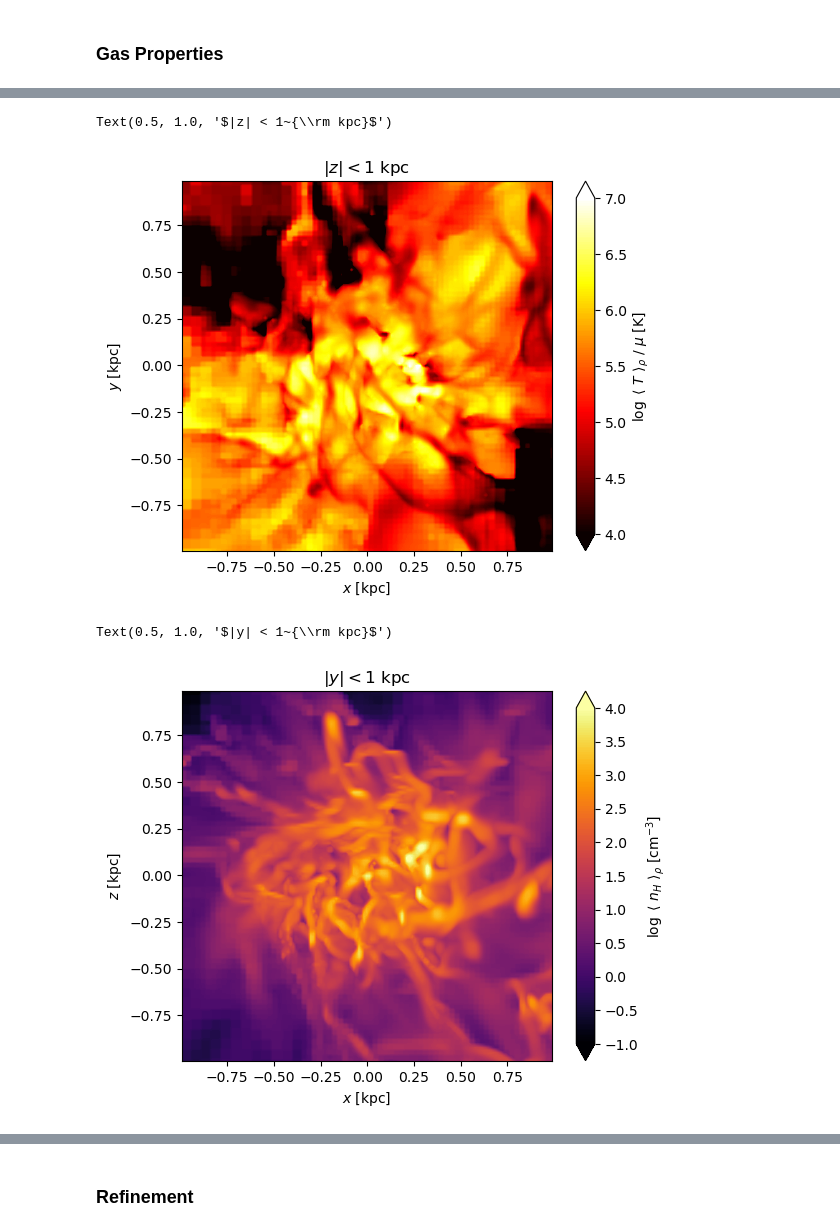
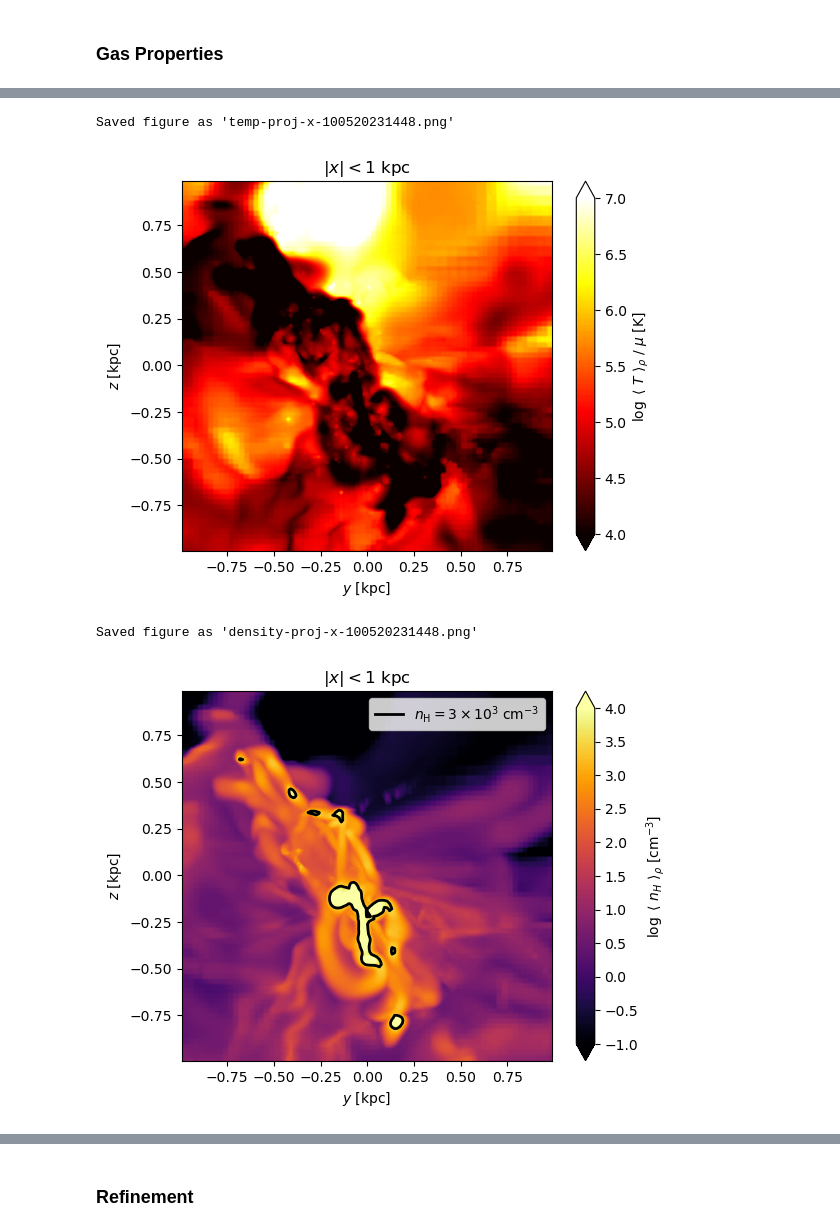
Before and after one commit to zandalman/RAMSES-analysis, a Jupyter notebook: analysis.ipynb, the cells around one changed output, grey strips where cells are left out. Drawn from its saved outputs; the diff is of its cells as text; code cells hidden in the pictures.

```diff
--- a/analysis.ipynb
+++ b/analysis.ipynb
@@ -20,7 +20,7 @@ import const
 # %%
 #sim_eps0p01 = Sim(ALPHA_EPS0P01, "gridded_data_small.npz", epsilon_SF=0.01)
 #sim_eps0p1 = Sim(ALPHA_EPS0P1, "gridded_data_small.npz", epsilon_SF=0.1)
-#sim_eps1p0 = Sim(ALPHA_EPS1P0, "gridded_data_small.npz", epsilon_SF=1.0)
-sim_gas = Sim(GAS, "gridded_data_small.npz", epsilon_SF=None)
+sim_eps1p0 = Sim(ALPHA_EPS1P0, "gridded_data_small.npz", epsilon_SF=1.0)
+#sim_gas = Sim(GAS, "gridded_data_small.npz", epsilon_SF=None)
 #list_of_sim = [sim_eps0p01, sim_eps0p1, sim_eps1p0, sim_gas]
 # %% [output]
@@ -28,2 +28,2 @@ Moving to directory '/home/za9132/scratch/romain/gas'.
 # %%
-sim = sim_gas
+sim = sim_eps1p0
@@ -229,27 +222,33 @@ Text(0.5, 1.0, '$|z| < 1~{\\rm kpc}$')
 # %%
-slice = Z
+slice = X
 slice_label = ["x", "y", "z"][slice]
 
 sim.plot_slice(sim.temperature, (1e4, 1e7), avg=True, slice=slice, weight=sim.density, project=True, do_log=True, cmap='hot', cbar_label=r'$\log~\langle~T~\rangle_\rho~/~\mu$ [K]', cbar_tick_increment=0.5)
 
 plt.title(r'$|%s| < 1~{\rm kpc}$' % slice_label)
 
-# sim.save_fig("temp-proj-%s" % slice_label)
+sim.save_fig("temp-proj-%s" % slice_label)
 # %% [output]
-Text(0.5, 1.0, '$|z| < 1~{\\rm kpc}$')
+Saved figure as 'temp-proj-x-100520231448.png'
-[figure, old version]
+[figure, new version]
 # %%
-slice = Y
+slice = X
 slice_label = ["x", "y", "z"][slice]
 
-sim.plot_slice(sim.n_H, (1e-1, 1e4), avg=True, slice=slice, weight=sim.density, project=True, do_log=True, cmap='inferno', cbar_label=r'$\log~\langle~n_H~\rangle_\rho$ [${\rm cm^{-3}}$]', cbar_tick_increment=0.5)
+n_H_crit_ffb = 3e3
+cond_ffb = sim.n_H < n_H_crit_ffb
+
+sim.plot_slice(sim.n_H, (1e-1, 1e4), avg=True, slice=slice, weight=sim.density, project=True, do_log=True, cmap='inferno', cbar_label=r'$\log~\langle~n_H~\rangle_\rho$ [${\rm cm^{-3}}$]', cbar_tick_increment=0.5, isocontours=[n_H_crit_ffb])
 
 plt.title(r'$|%s| < 1~{\rm kpc}$' % slice_label)
 
-# sim.save_fig("density-proj-%s" % slice_label)
+custom_lines = [Line2D([0], [0], color='black', lw=2)]
+plt.legend(custom_lines, [r'$n_{\rm H} = 3\times 10^{3}~{\rm cm^{-3}}$'])
+
+sim.save_fig("density-proj-%s" % slice_label)
 # %% [output]
-Text(0.5, 1.0, '$|y| < 1~{\\rm kpc}$')
+Saved figure as 'density-proj-x-100520231448.png'
-[figure, old version]
+[figure, new version]
 # %%
 n_H_2d, temperature_2d, mass_2d = sim.calc_phase(sim.n_H, sim.temperature, (1e-4, 1e5), (1e1, 1e9), nbins=200)
 # %%
```
Also changed, not shown: parts of 23 cells of this notebook.
